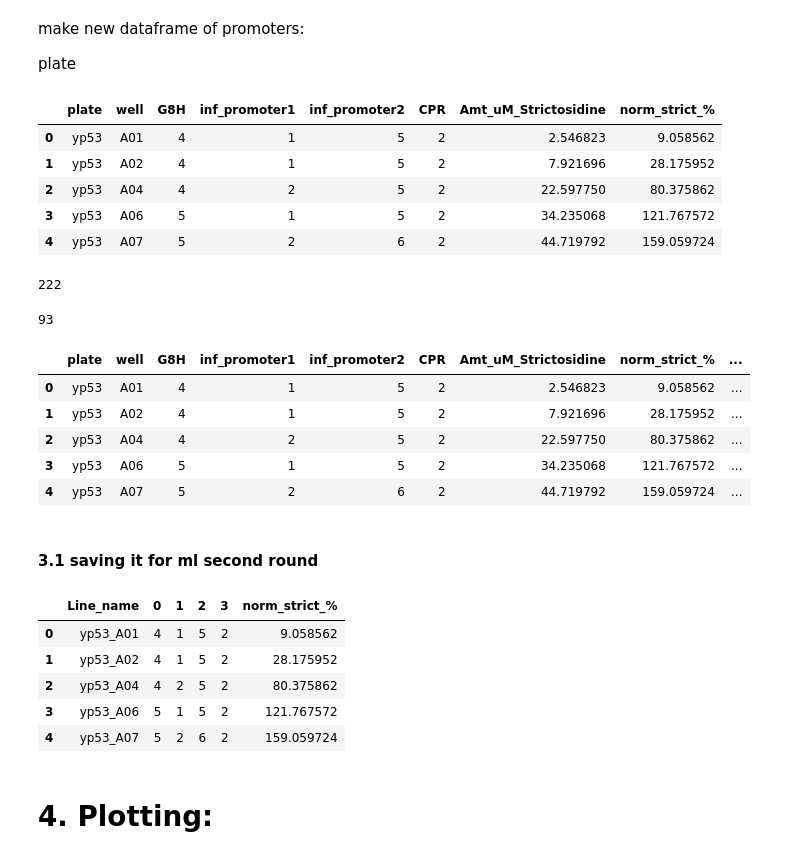
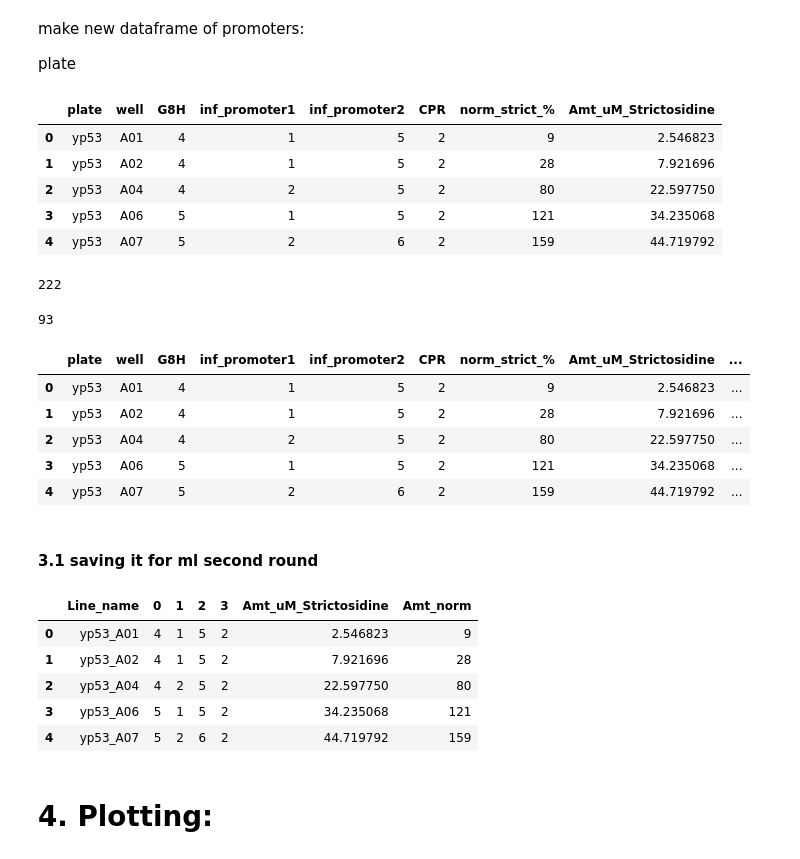
Before and after one commit to hiyama341/ConStrain, a Jupyter notebook: colab_notebooks/10_2_TEST_Library_Characterization.ipynb, the cells around one changed output. Drawn from its saved outputs; the diff is of its cells as text; code cells hidden in the pictures.

```diff
--- a/colab_notebooks/10_2_TEST_Library_Characterization.ipynb
+++ b/colab_notebooks/10_2_TEST_Library_Characterization.ipynb
@@ -975,15 +975,15 @@ make new dataframe of promoters:
 
 plate
 # %%
-promoter_genotype_relationship = promoter_genotype_relationship[['plate', 'well', 'G8H','inf_promoter1', 'inf_promoter2', 'CPR',  'Amt_uM_Strictosidine','norm_strict_%']]
+promoter_genotype_relationship = promoter_genotype_relationship[['plate', 'well', 'G8H','inf_promoter1', 'inf_promoter2', 'CPR','norm_strict_%', 'Amt_uM_Strictosidine']]
 promoter_genotype_relationship.head()
 # %% [output]
-|  | plate | well | G8H | inf_promoter1 | inf_promoter2 | CPR | Amt_uM_Strictosidine | norm_strict_% |
-| 0 | yp53 | A01 | 4 | 1 | 5 | 2 | 2.546823 | 9.058562 |
-| 1 | yp53 | A02 | 4 | 1 | 5 | 2 | 7.921696 | 28.175952 |
-| 2 | yp53 | A04 | 4 | 2 | 5 | 2 | 22.597750 | 80.375862 |
-| 3 | yp53 | A06 | 5 | 1 | 5 | 2 | 34.235068 | 121.767572 |
-| 4 | yp53 | A07 | 5 | 2 | 6 | 2 | 44.719792 | 159.059724 |
+|  | plate | well | G8H | inf_promoter1 | inf_promoter2 | CPR | norm_strict_% | Amt_uM_Strictosidine |
+| 0 | yp53 | A01 | 4 | 1 | 5 | 2 | 9 | 2.546823 |
+| 1 | yp53 | A02 | 4 | 1 | 5 | 2 | 28 | 7.921696 |
+| 2 | yp53 | A04 | 4 | 2 | 5 | 2 | 80 | 22.597750 |
+| 3 | yp53 | A06 | 5 | 1 | 5 | 2 | 121 | 34.235068 |
+| 4 | yp53 | A07 | 5 | 2 | 6 | 2 | 159 | 44.719792 |
 # %%
 promoter_genotype_relationship['Line_name'] = promoter_genotype_relationship['plate'] + '_' + promoter_genotype_relationship['well']
 # %%
@@ -997,26 +997,26 @@ promoter_genotype_relationship_for_ml_ALL = promoter_genotype_relationship.drop_
 promoter_genotype_relationship_for_ml_ALL.head()
 # %% [output]
 93
-|  | plate | well | G8H | inf_promoter1 | inf_promoter2 | CPR | Amt_uM_Strictosidine | norm_strict_% | ... |
-| 0 | yp53 | A01 | 4 | 1 | 5 | 2 | 2.546823 | 9.058562 | ... |
-| 1 | yp53 | A02 | 4 | 1 | 5 | 2 | 7.921696 | 28.175952 | ... |
-| 2 | yp53 | A04 | 4 | 2 | 5 | 2 | 22.597750 | 80.375862 | ... |
-| 3 | yp53 | A06 | 5 | 1 | 5 | 2 | 34.235068 | 121.767572 | ... |
-| 4 | yp53 | A07 | 5 | 2 | 6 | 2 | 44.719792 | 159.059724 | ... |
+|  | plate | well | G8H | inf_promoter1 | inf_promoter2 | CPR | norm_strict_% | Amt_uM_Strictosidine | ... |
+| 0 | yp53 | A01 | 4 | 1 | 5 | 2 | 9 | 2.546823 | ... |
+| 1 | yp53 | A02 | 4 | 1 | 5 | 2 | 28 | 7.921696 | ... |
+| 2 | yp53 | A04 | 4 | 2 | 5 | 2 | 80 | 22.597750 | ... |
+| 3 | yp53 | A06 | 5 | 1 | 5 | 2 | 121 | 34.235068 | ... |
+| 4 | yp53 | A07 | 5 | 2 | 6 | 2 | 159 | 44.719792 | ... |
 # %% [markdown]
 #### 3.1 saving it for ml second round
 # %%
-promoter_genotype_relationship_for_ml_ALL = promoter_genotype_relationship_for_ml_ALL[['Line_name', 'G8H','inf_promoter1', 'inf_promoter2', 'CPR',  'norm_strict_%' ]]
+promoter_genotype_relationship_for_ml_ALL = promoter_genotype_relationship_for_ml_ALL[['Line_name', 'G8H','inf_promoter1', 'inf_promoter2', 'CPR', 'Amt_uM_Strictosidine', 'norm_strict_%' ]]
 
-promoter_genotype_relationship_for_ml_ALL.columns = ['Line_name', '0','1', '2', '3', 'norm_strict_%']
+promoter_genotype_relationship_for_ml_ALL.columns = ['Line_name', '0','1', '2', '3','Amt_uM_Strictosidine', 'Amt_norm']
 promoter_genotype_relationship_for_ml_ALL.head()
 # %% [output]
-|  | Line_name | 0 | 1 | 2 | 3 | norm_strict_% |
-| 0 | yp53_A01 | 4 | 1 | 5 | 2 | 9.058562 |
-| 1 | yp53_A02 | 4 | 1 | 5 | 2 | 28.175952 |
-| 2 | yp53_A04 | 4 | 2 | 5 | 2 | 80.375862 |
-| 3 | yp53_A06 | 5 | 1 | 5 | 2 | 121.767572 |
-| 4 | yp53_A07 | 5 | 2 | 6 | 2 | 159.059724 |
+|  | Line_name | 0 | 1 | 2 | 3 | Amt_uM_Strictosidine | Amt_norm |
+| 0 | yp53_A01 | 4 | 1 | 5 | 2 | 2.546823 | 9 |
+| 1 | yp53_A02 | 4 | 1 | 5 | 2 | 7.921696 | 28 |
+| 2 | yp53_A04 | 4 | 2 | 5 | 2 | 22.597750 | 80 |
+| 3 | yp53_A06 | 5 | 1 | 5 | 2 | 34.235068 | 121 |
+| 4 | yp53_A07 | 5 | 2 | 6 | 2 | 44.719792 | 159 |
 # %%
 promoter_genotype_relationship_for_ml_ALL.to_csv('ConStrain_on_google_colab/data/09-AutoML/input_to_ml/second_round/input_for_ml_2nd_iteration_all_analytics.csv',index=False )
 # %% [markdown]
```
Also changed, not shown: parts of 45 cells of this notebook.
